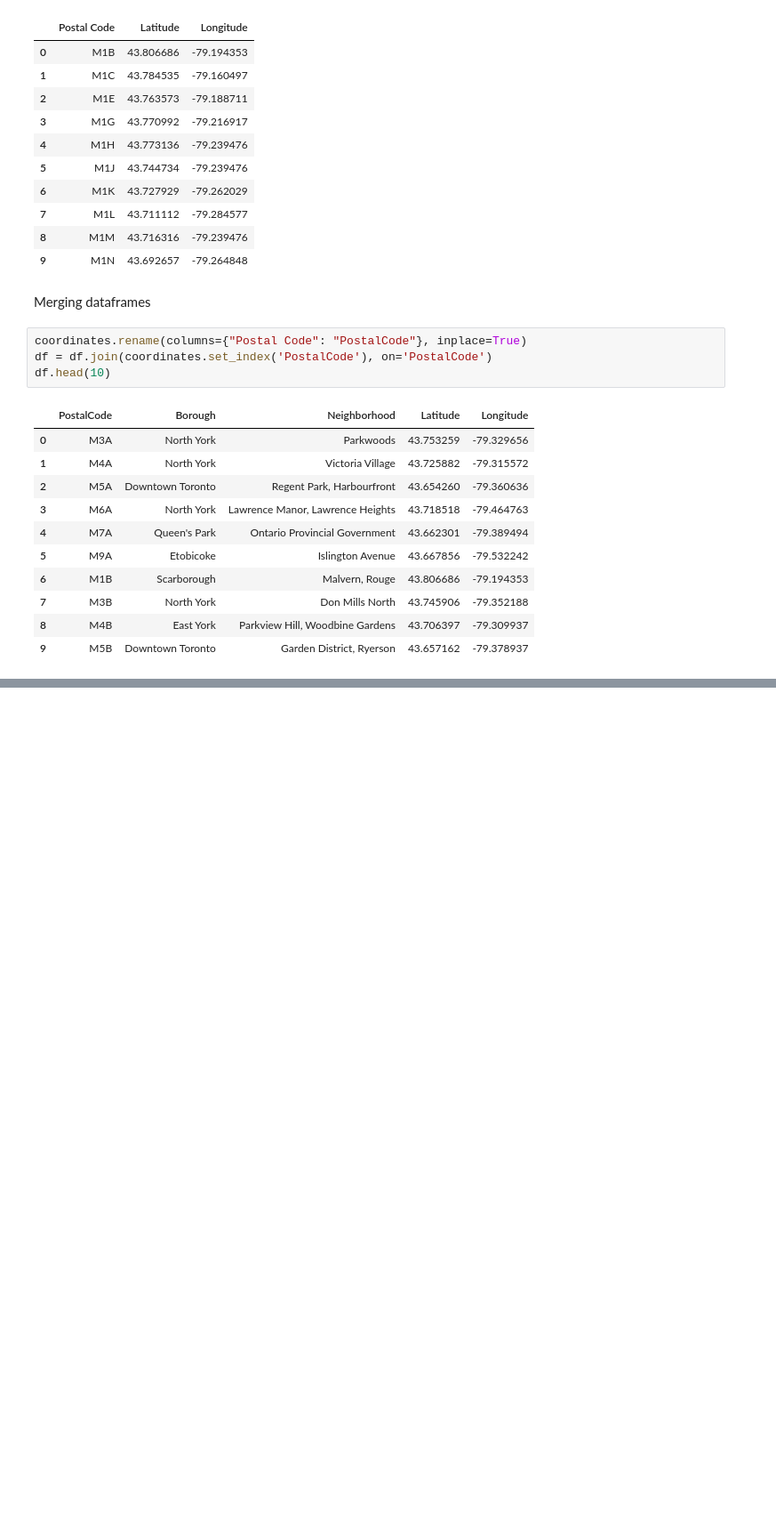
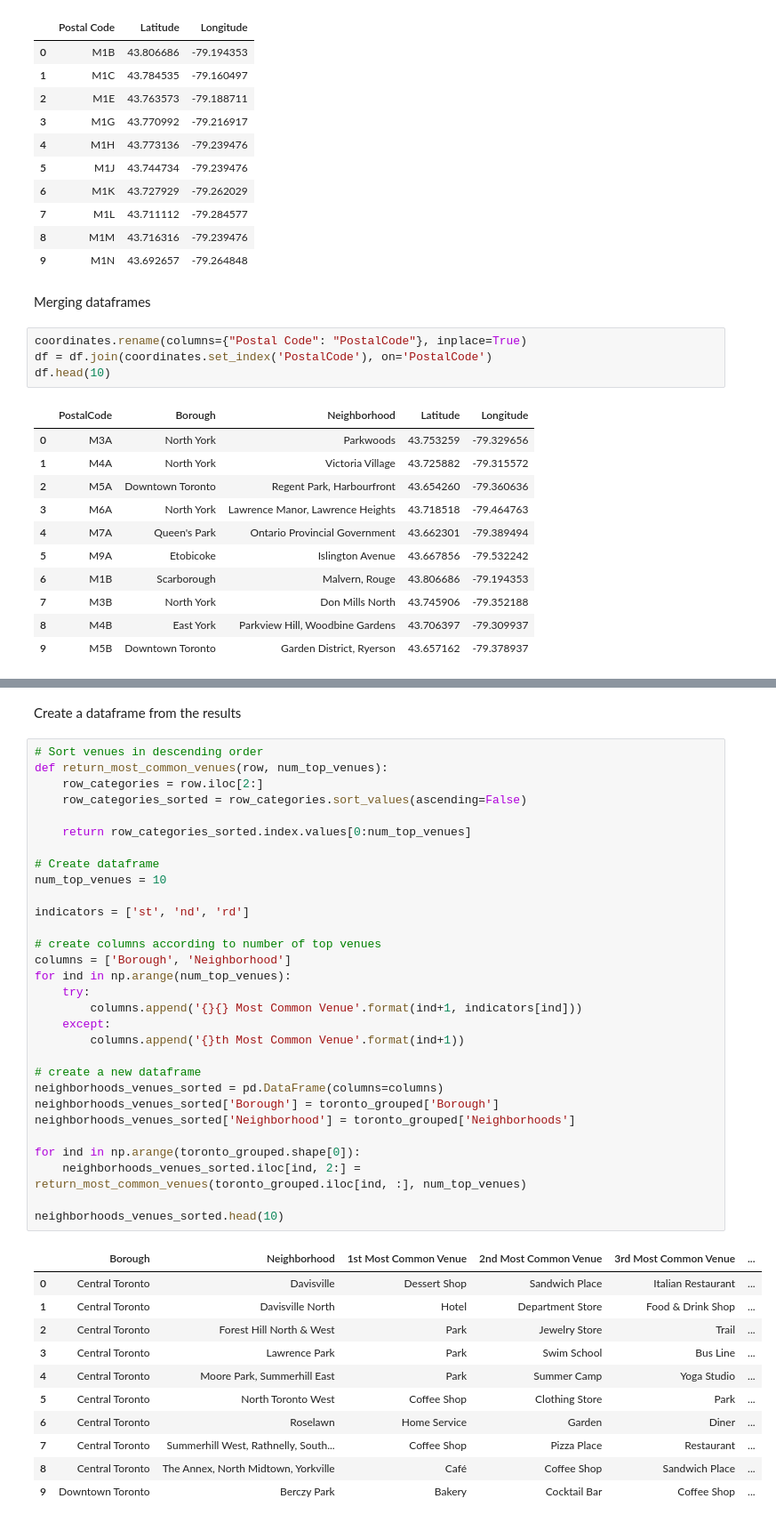
Before and after one commit to AdrianEhrlich/AdrianEhrlich-Segmenting-and-Clustering-Neighborhoods-in-Toronto, a Jupyter notebook: Segmenting and Clustering Neighborhoods in Toronto.ipynb, the cells around one changed output, grey strips where cells are left out. Shown at 89% size. Saved outputs shown, nothing was run; the diff lists cells and outputs as text; blank space fills up the shorter version.

Commit message:
Published from Watson Studio.

```diff
--- a/Segmenting and Clustering Neighborhoods in Toronto.ipynb
+++ b/Segmenting and Clustering Neighborhoods in Toronto.ipynb
@@ -92,0 +330,44 @@ df.head(10)
+# %% [markdown]
+Create a dataframe from the results
+# %%
+# Sort venues in descending order
+def return_most_common_venues(row, num_top_venues):
+    row_categories = row.iloc[2:]
+    row_categories_sorted = row_categories.sort_values(ascending=False)
+
+    return row_categories_sorted.index.values[0:num_top_venues]
+
+# Create dataframe
+num_top_venues = 10
+
+indicators = ['st', 'nd', 'rd']
+
+# create columns according to number of top venues
+columns = ['Borough', 'Neighborhood']
+for ind in np.arange(num_top_venues):
+    try:
+        columns.append('{}{} Most Common Venue'.format(ind+1, indicators[ind]))
+    except:
+        columns.append('{}th Most Common Venue'.format(ind+1))
+
+# create a new dataframe
+neighborhoods_venues_sorted = pd.DataFrame(columns=columns)
+neighborhoods_venues_sorted['Borough'] = toronto_grouped['Borough']
+neighborhoods_venues_sorted['Neighborhood'] = toronto_grouped['Neighborhoods']
+
+for ind in np.arange(toronto_grouped.shape[0]):
+    neighborhoods_venues_sorted.iloc[ind, 2:] = return_most_common_venues(toronto_grouped.iloc[ind, :], num_top_venues)
+
+neighborhoods_venues_sorted.head(10)
+# %% [output]
+|  | Borough | Neighborhood | 1st Most Common Venue | 2nd Most Common Venue | 3rd Most Common Venue | ... |
+| 0 | Central Toronto | Davisville | Dessert Shop | Sandwich Place | Italian Restaurant | ... |
+| 1 | Central Toronto | Davisville North | Hotel | Department Store | Food & Drink Shop | ... |
+| 2 | Central Toronto | Forest Hill North & West | Park | Jewelry Store | Trail | ... |
+| 3 | Central Toronto | Lawrence Park | Park | Swim School | Bus Line | ... |
+| 4 | Central Toronto | Moore Park, Summerhill East | Park | Summer Camp | Yoga Studio | ... |
+| 5 | Central Toronto | North Toronto West | Coffee Shop | Clothing Store | Park | ... |
+| 6 | Central Toronto | Roselawn | Home Service | Garden | Diner | ... |
+| 7 | Central Toronto | Summerhill West, Rathnelly, South... | Coffee Shop | Pizza Place | Restaurant | ... |
+| 8 | Central Toronto | The Annex, North Midtown, Yorkville | Café | Coffee Shop | Sandwich Place | ... |
+| 9 | Downtown Toronto | Berczy Park | Bakery | Cocktail Bar | Coffee Shop | ... |
```
Also changed, not shown: parts of 23 cells of this notebook.
